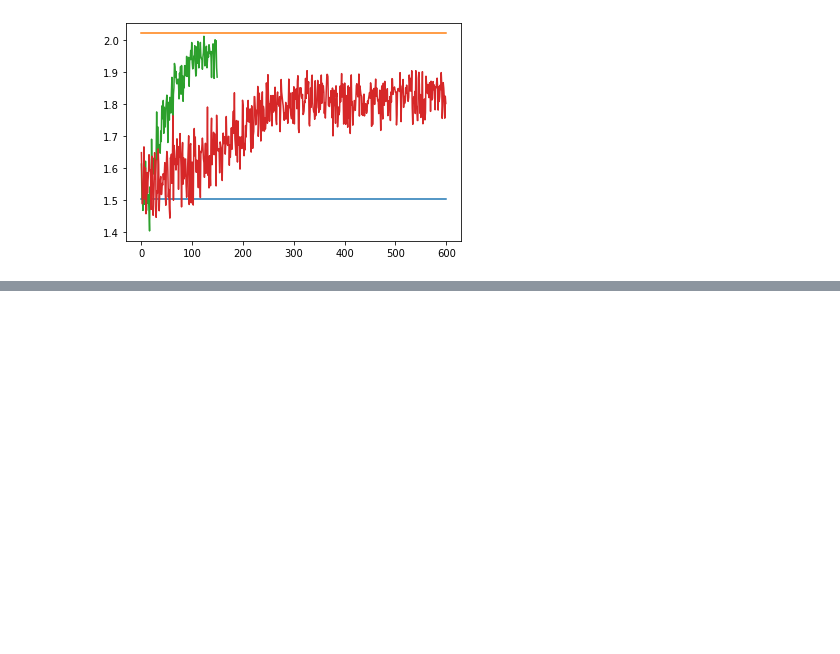
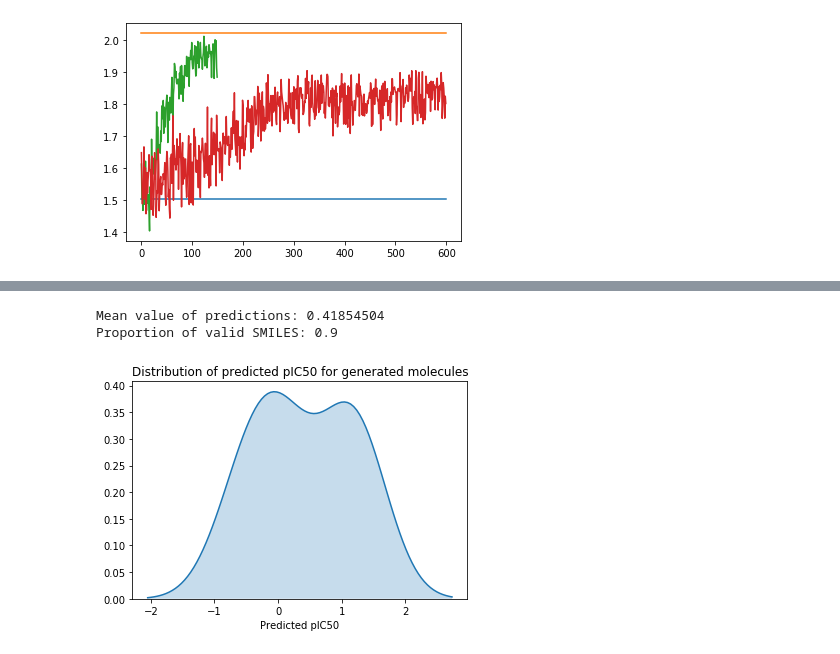
Before and after one commit to bbrighttaer/irelease, a Jupyter notebook: proj/notebooks/logp.ipynb, the cells around one changed output, grey strips where cells are left out. Cells and saved outputs as stored; diff of their text form; code cells hidden in the pictures; blank space fills up the shorter version.

```diff
--- a/proj/notebooks/logp.ipynb
+++ b/proj/notebooks/logp.ipynb
@@ -78,0 +142,6 @@ len(biased_smiles), biased_smiles[0]
+# %%
+plot_hist(rl_samples_predictions, len(rl_samples))
+# %% [output]
+Mean value of predictions: 0.41854504
+Proportion of valid SMILES: 0.9
+[figure, added]
```
Also changed, not shown: parts of 37 cells of this notebook, 4 other files.
